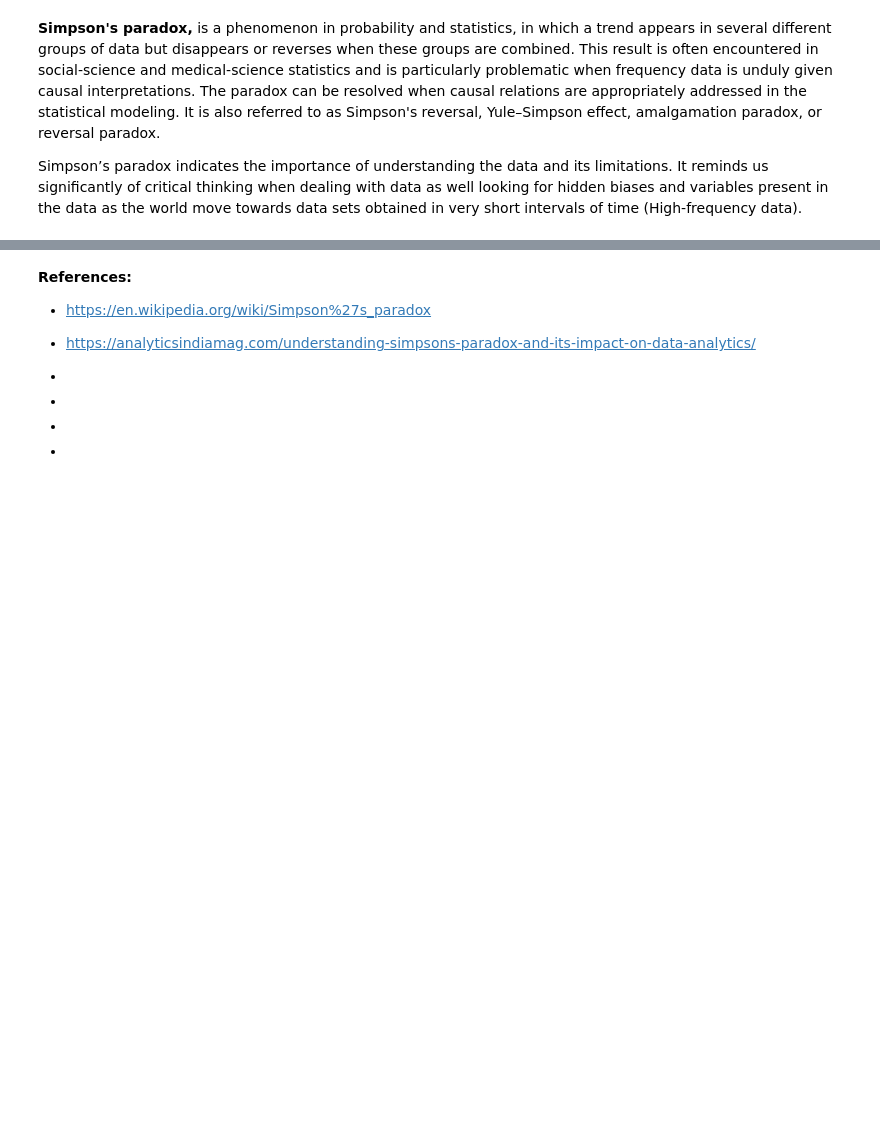
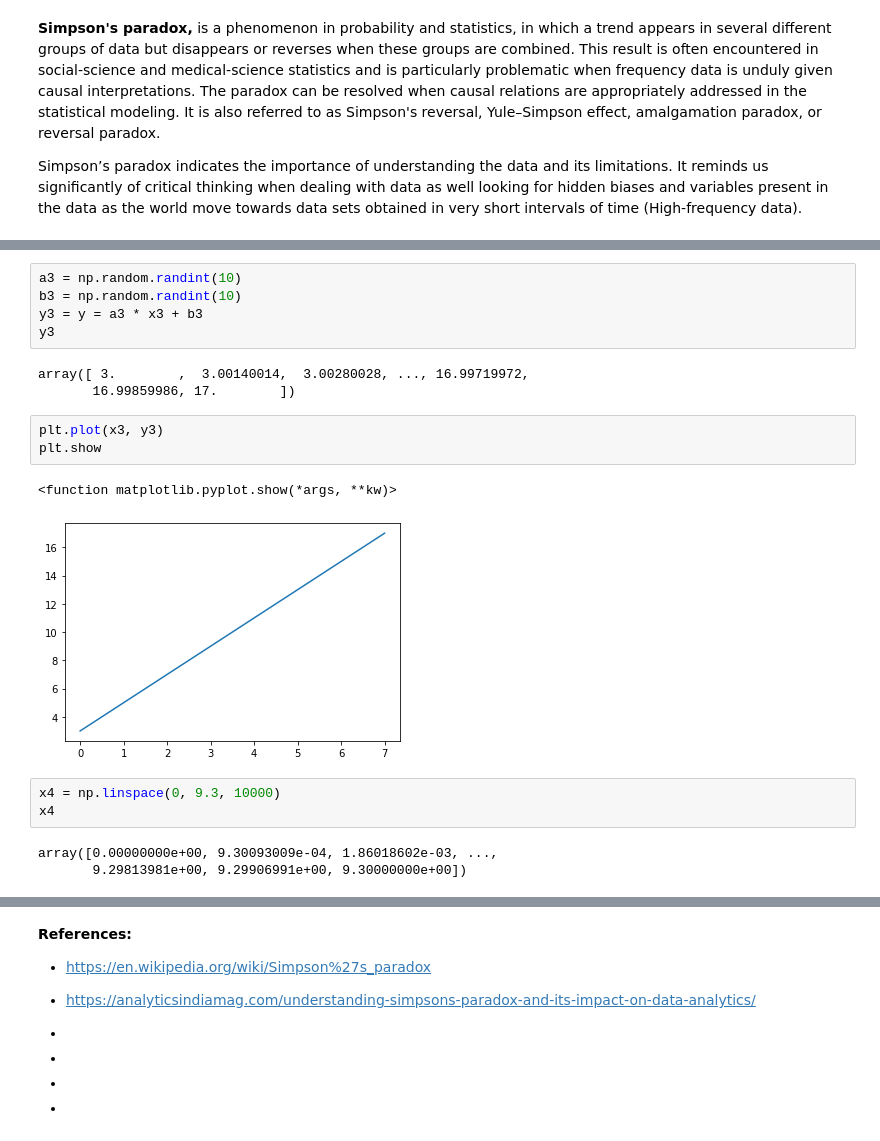
Before and after one commit to radekv23/Tasks-2020, a Jupyter notebook: Tasks.ipynb, the cells around one changed output, grey strips where cells are left out. Cells and saved outputs as stored; diff of their text form; blank space fills up the shorter version.

```diff
--- a/Tasks.ipynb
+++ b/Tasks.ipynb
@@ -349,0 +376,20 @@ plt.show
+# %%
+a3 = np.random.randint(10)
+b3 = np.random.randint(10)
+y3 = y = a3 * x3 + b3
+y3
+# %% [output]
+array([ 3.        ,  3.00140014,  3.00280028, ..., 16.99719972,
+       16.99859986, 17.        ])
+# %%
+plt.plot(x3, y3)
+plt.show
+# %% [output]
+<function matplotlib.pyplot.show(*args, **kw)>
+[figure, added]
+# %%
+x4 = np.linspace(0, 9.3, 10000)
+x4
+# %% [output]
+array([0.00000000e+00, 9.30093009e-04, 1.86018602e-03, ...,
+       9.29813981e+00, 9.29906991e+00, 9.30000000e+00])
```
Also changed, not shown: parts of 25 cells of this notebook.
